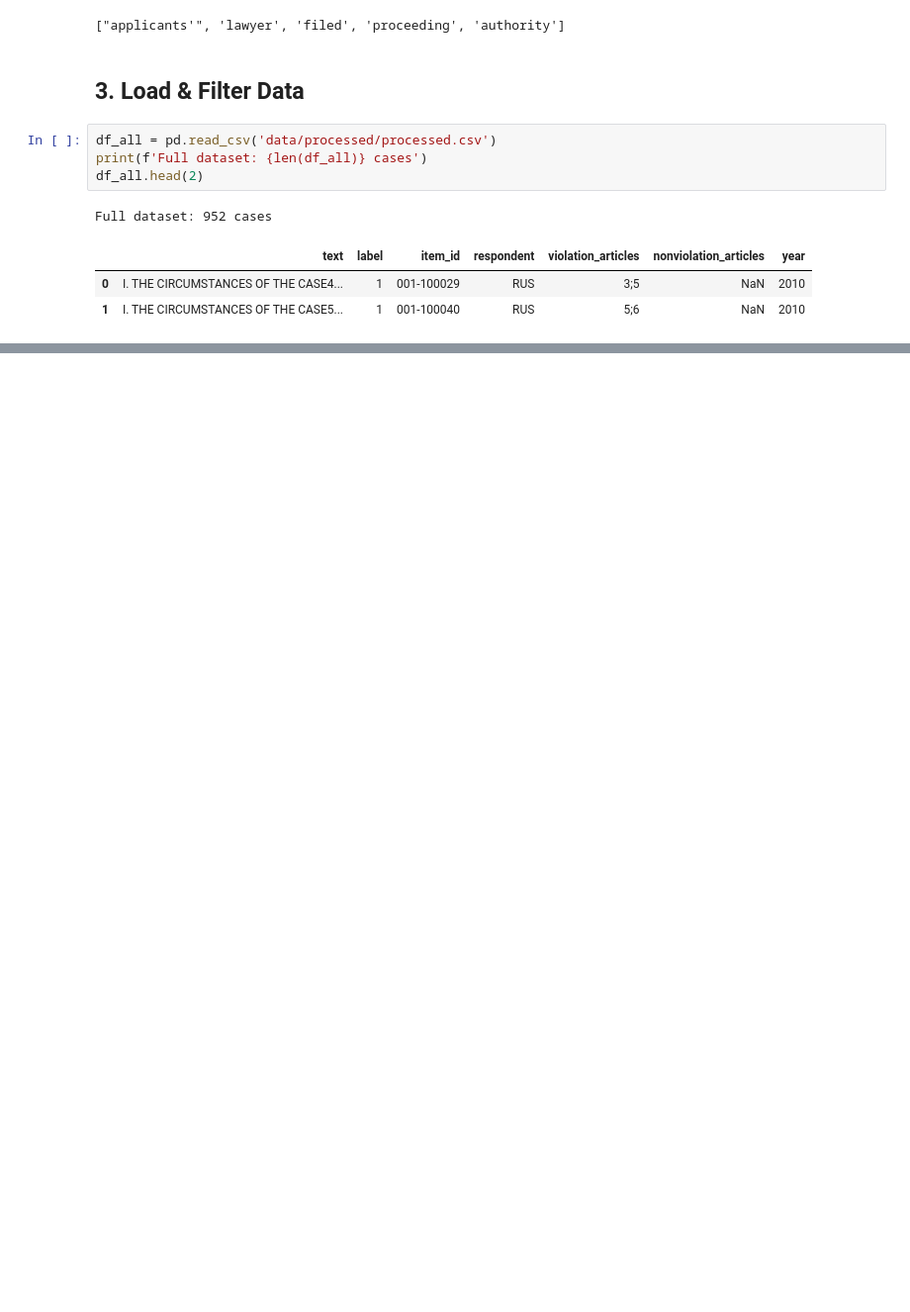
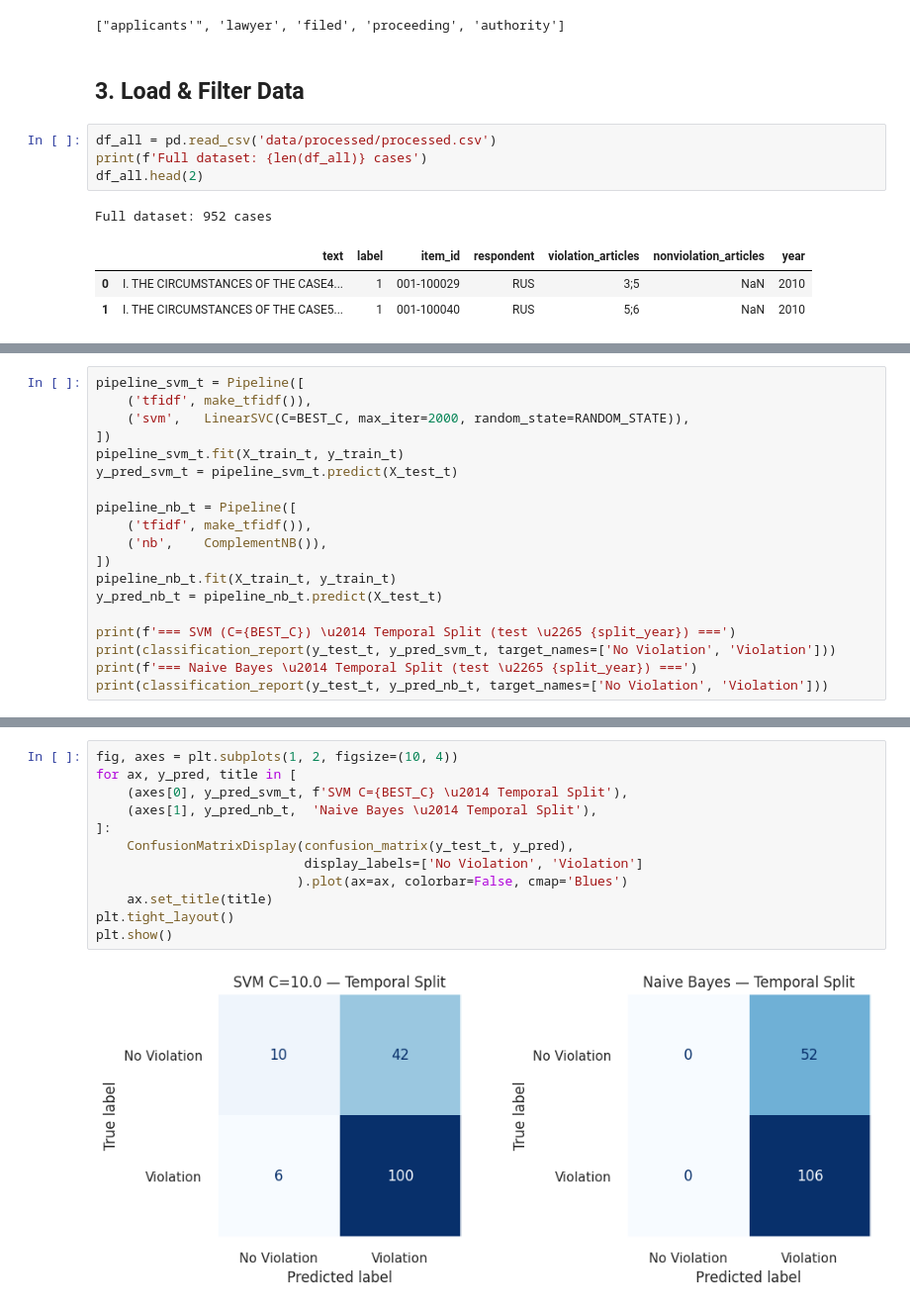
Before and after one commit to leondgarse/echr, a Jupyter notebook: train_svm.ipynb, the cells around one changed output, grey strips where cells are left out. Shown at 99% size. Cells and saved outputs as stored; diff of their text form; blank space fills up the shorter version.

```diff
--- a/train_svm.ipynb
+++ b/train_svm.ipynb
@@ -370,0 +302,19 @@ plt.show()
+# %%
+pipeline_svm_t = Pipeline([
+    ('tfidf', make_tfidf()),
+    ('svm',   LinearSVC(C=BEST_C, max_iter=2000, random_state=RANDOM_STATE)),
+])
+pipeline_svm_t.fit(X_train_t, y_train_t)
+y_pred_svm_t = pipeline_svm_t.predict(X_test_t)
+
+pipeline_nb_t = Pipeline([
+    ('tfidf', make_tfidf()),
+    ('nb',    ComplementNB()),
+])
+pipeline_nb_t.fit(X_train_t, y_train_t)
+y_pred_nb_t = pipeline_nb_t.predict(X_test_t)
+
+print(f'=== SVM (C={BEST_C}) \u2014 Temporal Split (test \u2265 {split_year}) ===')
+print(classification_report(y_test_t, y_pred_svm_t, target_names=['No Violation', 'Violation']))
+print(f'=== Naive Bayes \u2014 Temporal Split (test \u2265 {split_year}) ===')
+print(classification_report(y_test_t, y_pred_nb_t, target_names=['No Violation', 'Violation']))
@@ -370,0 +341,14 @@ plt.show()
+# %%
+fig, axes = plt.subplots(1, 2, figsize=(10, 4))
+for ax, y_pred, title in [
+    (axes[0], y_pred_svm_t, f'SVM C={BEST_C} \u2014 Temporal Split'),
+    (axes[1], y_pred_nb_t,  'Naive Bayes \u2014 Temporal Split'),
+]:
+    ConfusionMatrixDisplay(confusion_matrix(y_test_t, y_pred),
+                           display_labels=['No Violation', 'Violation']
+                          ).plot(ax=ax, colorbar=False, cmap='Blues')
+    ax.set_title(title)
+plt.tight_layout()
+plt.show()
+# %% [output]
+[figure, added]
```
Also changed, not shown: parts of 41 cells of this notebook, 1 other file.
